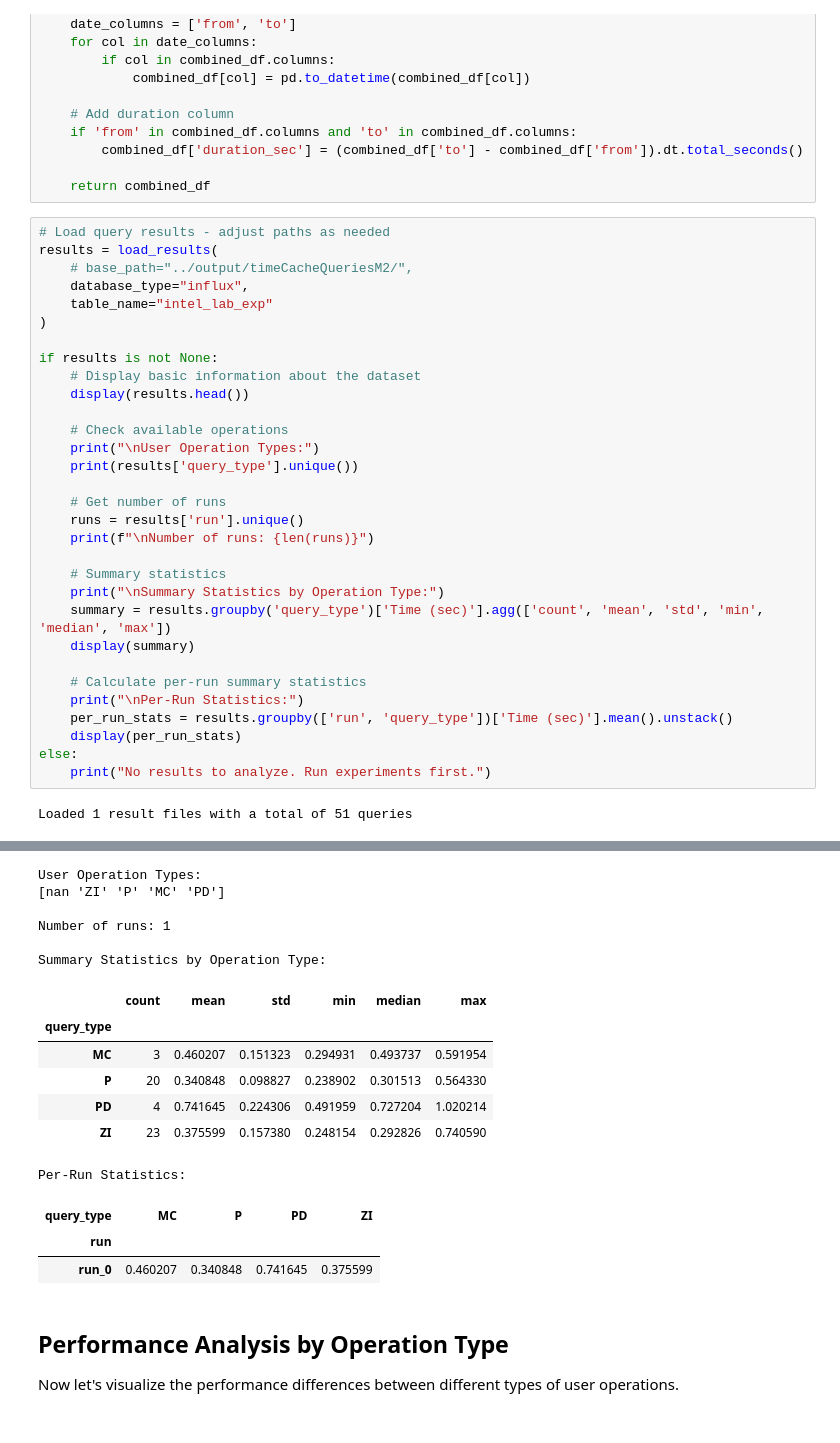
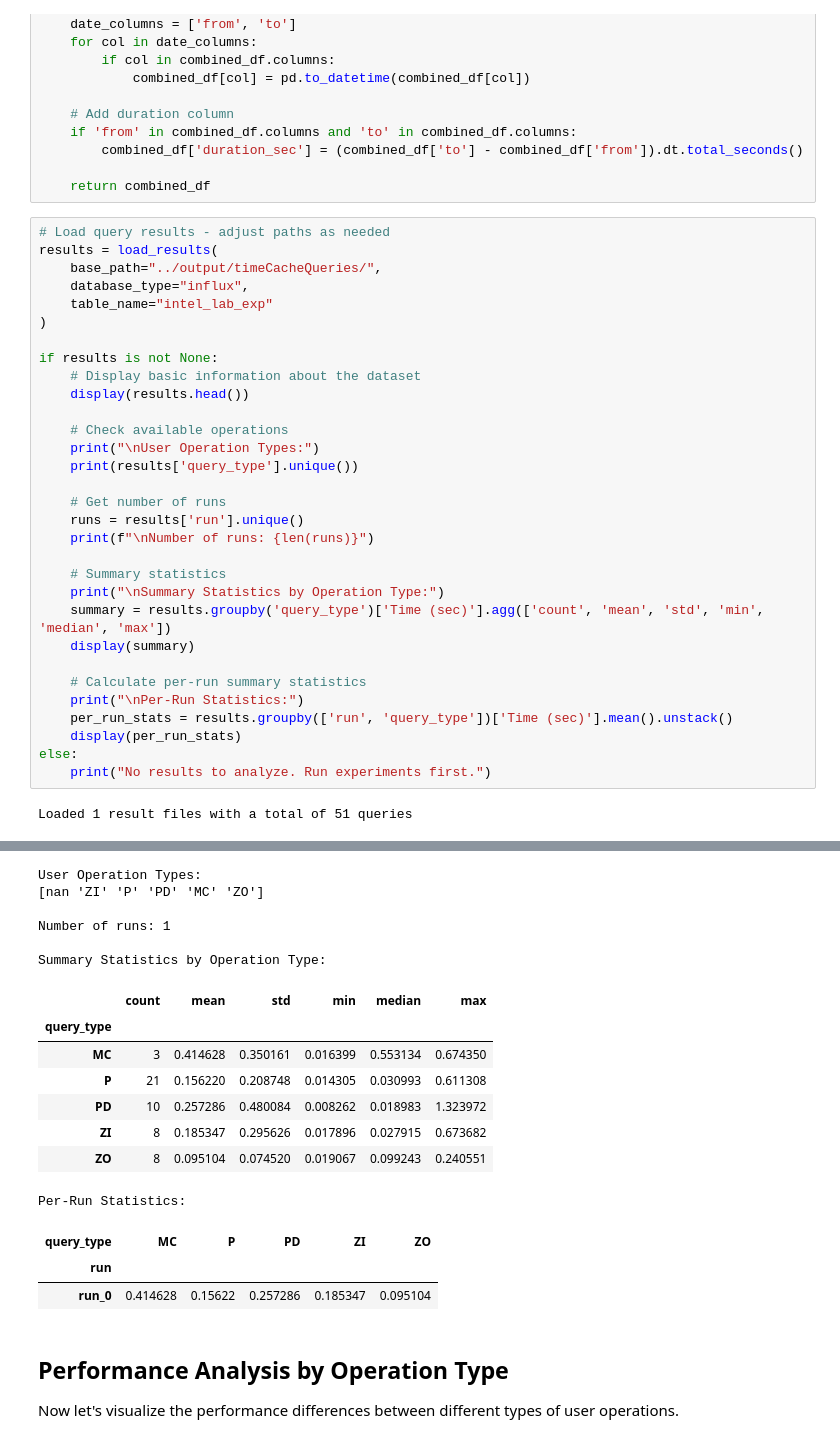
Before and after one commit to billstam12/pattern-cache, a Jupyter notebook: analysis/query_operation_analysis.ipynb, the cells around one changed output, grey strips where cells are left out. Cells and saved outputs as stored; diff of their text form.

```diff
--- a/analysis/query_operation_analysis.ipynb
+++ b/analysis/query_operation_analysis.ipynb
@@ -93,7 +93,7 @@ def load_results(base_path="../output/timeQueries/",
 # %%
 # Load query results - adjust paths as needed
 results = load_results(
-    # base_path="../output/timeCacheQueriesM2/",
+    base_path="../output/timeCacheQueries/",
     database_type="influx",
     table_name="intel_lab_exp"
 )
@@ -132,19 +132,20 @@ Loaded 1 result files with a total of 51 queries
 User Operation Types:
-[nan 'ZI' 'P' 'MC' 'PD']
+[nan 'ZI' 'P' 'PD' 'MC' 'ZO']
 
 Number of runs: 1
 
 Summary Statistics by Operation Type:
 |  | count | mean | std | min | median | max |
 | query_type |  |  |  |  |  |  |
-| MC | 3 | 0.460207 | 0.151323 | 0.294931 | 0.493737 | 0.591954 |
-| P | 20 | 0.340848 | 0.098827 | 0.238902 | 0.301513 | 0.564330 |
-| PD | 4 | 0.741645 | 0.224306 | 0.491959 | 0.727204 | 1.020214 |
-| ZI | 23 | 0.375599 | 0.157380 | 0.248154 | 0.292826 | 0.740590 |
+| MC | 3 | 0.414628 | 0.350161 | 0.016399 | 0.553134 | 0.674350 |
+| P | 21 | 0.156220 | 0.208748 | 0.014305 | 0.030993 | 0.611308 |
+| PD | 10 | 0.257286 | 0.480084 | 0.008262 | 0.018983 | 1.323972 |
+| ZI | 8 | 0.185347 | 0.295626 | 0.017896 | 0.027915 | 0.673682 |
+| ZO | 8 | 0.095104 | 0.074520 | 0.019067 | 0.099243 | 0.240551 |
 Per-Run Statistics:
-| query_type | MC | P | PD | ZI |
-| run |  |  |  |  |
-| run_0 | 0.460207 | 0.340848 | 0.741645 | 0.375599 |
+| query_type | MC | P | PD | ZI | ZO |
+| run |  |  |  |  |  |
+| run_0 | 0.414628 | 0.15622 | 0.257286 | 0.185347 | 0.095104 |
 # %% [markdown]
 ## Performance Analysis by Operation Type
 
```
Also changed, not shown: parts of 7 cells of this notebook, 27 other files.
